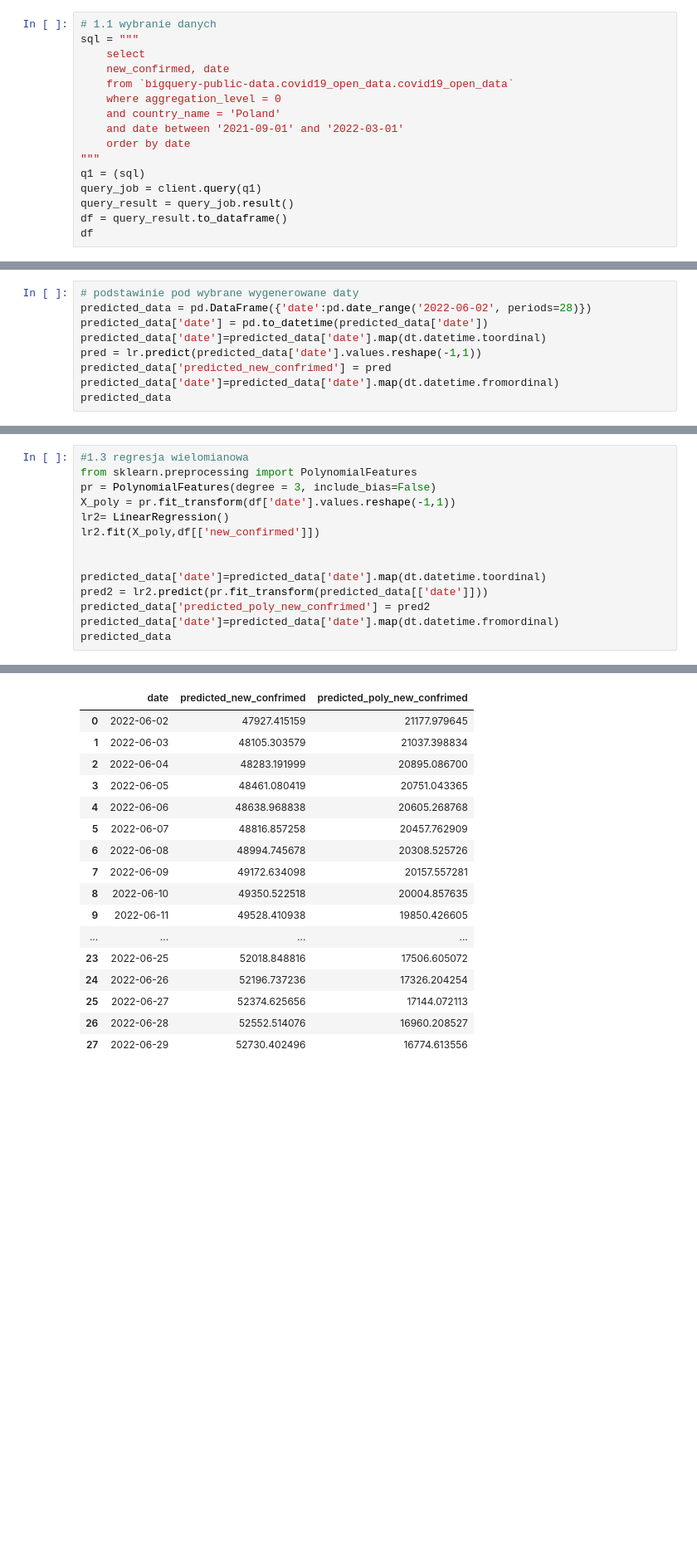
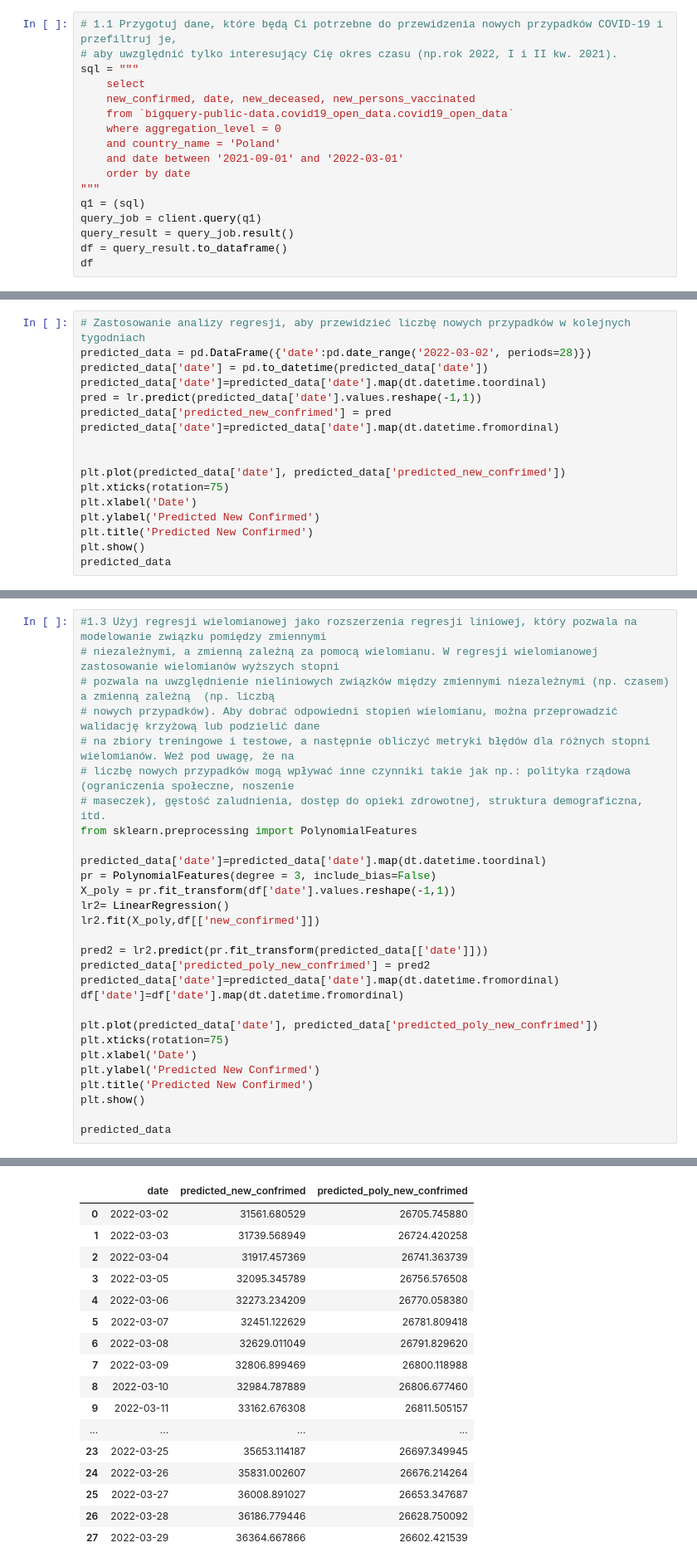
Before and after one commit to piooz/BigData, a Jupyter notebook: zad4/zadanie4.ipynb, the cells around one changed output, grey strips where cells are left out. Shown at 83% size. Cells and saved outputs as stored; diff of their text form; blank space fills up the shorter version.

```diff
--- a/zad4/zadanie4.ipynb
+++ b/zad4/zadanie4.ipynb
@@ -9,10 +9,11 @@ client = bigquery.Client()
 
 pd.set_option('display.max_columns', None)
 # %%
-# 1.1 wybranie danych
+# 1.1 Przygotuj dane, które będą Ci potrzebne do przewidzenia nowych przypadków COVID-19 i przefiltruj je,
+# aby uwzględnić tylko interesujący Cię okres czasu (np.rok 2022, I i II kw. 2021).
 sql = """
     select
-    new_confirmed, date
+    new_confirmed, date, new_deceased, new_persons_vaccinated
     from `bigquery-public-data.covid19_open_data.covid19_open_data`
     where aggregation_level = 0
     and country_name = 'Poland'
@@ -65,10 +66,18 @@ df
 # %%
-# podstawinie pod wybrane wygenerowane daty
-predicted_data = pd.DataFrame({'date':pd.date_range('2022-06-02', periods=28)})
+# Zastosowanie analizy regresji, aby przewidzieć liczbę nowych przypadków w kolejnych tygodniach
+predicted_data = pd.DataFrame({'date':pd.date_range('2022-03-02', periods=28)})
 predicted_data['date'] = pd.to_datetime(predicted_data['date'])
 predicted_data['date']=predicted_data['date'].map(dt.datetime.toordinal)
 pred = lr.predict(predicted_data['date'].values.reshape(-1,1))
 predicted_data['predicted_new_confrimed'] = pred
 predicted_data['date']=predicted_data['date'].map(dt.datetime.fromordinal)
+
+
+plt.plot(predicted_data['date'], predicted_data['predicted_new_confrimed'])
+plt.xticks(rotation=75)
+plt.xlabel('Date')
+plt.ylabel('Predicted New Confirmed')
+plt.title('Predicted New Confirmed')
+plt.show()
 predicted_data
 # %% [output]
@@ -92,15 +102,30 @@ predicted_data
 # %%
-#1.3 regresja wielomianowa
+#1.3 Użyj regresji wielomianowej jako rozszerzenia regresji liniowej, który pozwala na modelowanie związku pomiędzy zmiennymi
+# niezależnymi, a zmienną zależną za pomocą wielomianu. W regresji wielomianowej zastosowanie wielomianów wyższych stopni
+# pozwala na uwzględnienie nieliniowych związków między zmiennymi niezależnymi (np. czasem) a zmienną zależną  (np. liczbą
+# nowych przypadków). Aby dobrać odpowiedni stopień wielomianu, można przeprowadzić walidację krzyżową lub podzielić dane
+# na zbiory treningowe i testowe, a następnie obliczyć metryki błędów dla różnych stopni wielomianów. Weź pod uwagę, że na
+# liczbę nowych przypadków mogą wpływać inne czynniki takie jak np.: polityka rządowa (ograniczenia społeczne, noszenie
+# maseczek), gęstość zaludnienia, dostęp do opieki zdrowotnej, struktura demograficzna, itd.
 from sklearn.preprocessing import PolynomialFeatures
+
+predicted_data['date']=predicted_data['date'].map(dt.datetime.toordinal)
 pr = PolynomialFeatures(degree = 3, include_bias=False)
 X_poly = pr.fit_transform(df['date'].values.reshape(-1,1))
 lr2= LinearRegression()
 lr2.fit(X_poly,df[['new_confirmed']])
 
-
-predicted_data['date']=predicted_data['date'].map(dt.datetime.toordinal)
 pred2 = lr2.predict(pr.fit_transform(predicted_data[['date']]))
 predicted_data['predicted_poly_new_confrimed'] = pred2
 predicted_data['date']=predicted_data['date'].map(dt.datetime.fromordinal)
+df['date']=df['date'].map(dt.datetime.fromordinal)
+
+plt.plot(predicted_data['date'], predicted_data['predicted_poly_new_confrimed'])
+plt.xticks(rotation=75)
+plt.xlabel('Date')
+plt.ylabel('Predicted New Confirmed')
+plt.title('Predicted New Confirmed')
+plt.show()
+
 predicted_data
 # %% [output]
@@ -107,17 +133,17 @@ predicted_data
 |  | date | predicted_new_confrimed | predicted_poly_new_confrimed |
-| 0 | 2022-06-02 | 47927.415159 | 21177.979645 |
-| 1 | 2022-06-03 | 48105.303579 | 21037.398834 |
-| 2 | 2022-06-04 | 48283.191999 | 20895.086700 |
-| 3 | 2022-06-05 | 48461.080419 | 20751.043365 |
-| 4 | 2022-06-06 | 48638.968838 | 20605.268768 |
-| 5 | 2022-06-07 | 48816.857258 | 20457.762909 |
-| 6 | 2022-06-08 | 48994.745678 | 20308.525726 |
-| 7 | 2022-06-09 | 49172.634098 | 20157.557281 |
-| 8 | 2022-06-10 | 49350.522518 | 20004.857635 |
-| 9 | 2022-06-11 | 49528.410938 | 19850.426605 |
+| 0 | 2022-03-02 | 31561.680529 | 26705.745880 |
+| 1 | 2022-03-03 | 31739.568949 | 26724.420258 |
+| 2 | 2022-03-04 | 31917.457369 | 26741.363739 |
+| 3 | 2022-03-05 | 32095.345789 | 26756.576508 |
+| 4 | 2022-03-06 | 32273.234209 | 26770.058380 |
+| 5 | 2022-03-07 | 32451.122629 | 26781.809418 |
+| 6 | 2022-03-08 | 32629.011049 | 26791.829620 |
+| 7 | 2022-03-09 | 32806.899469 | 26800.118988 |
+| 8 | 2022-03-10 | 32984.787889 | 26806.677460 |
+| 9 | 2022-03-11 | 33162.676308 | 26811.505157 |
 | ... | ... | ... | ... |
-| 23 | 2022-06-25 | 52018.848816 | 17506.605072 |
-| 24 | 2022-06-26 | 52196.737236 | 17326.204254 |
-| 25 | 2022-06-27 | 52374.625656 | 17144.072113 |
-| 26 | 2022-06-28 | 52552.514076 | 16960.208527 |
-| 27 | 2022-06-29 | 52730.402496 | 16774.613556 |
+| 23 | 2022-03-25 | 35653.114187 | 26697.349945 |
+| 24 | 2022-03-26 | 35831.002607 | 26676.214264 |
+| 25 | 2022-03-27 | 36008.891027 | 26653.347687 |
+| 26 | 2022-03-28 | 36186.779446 | 26628.750092 |
+| 27 | 2022-03-29 | 36364.667866 | 26602.421539 |
```
Also changed, not shown: parts of 13 cells of this notebook.
